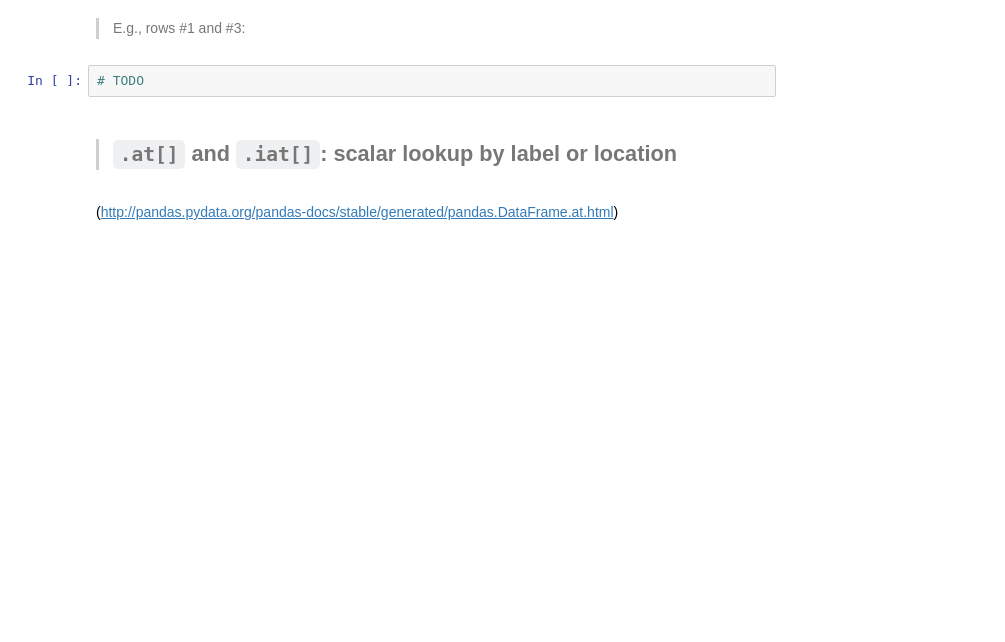
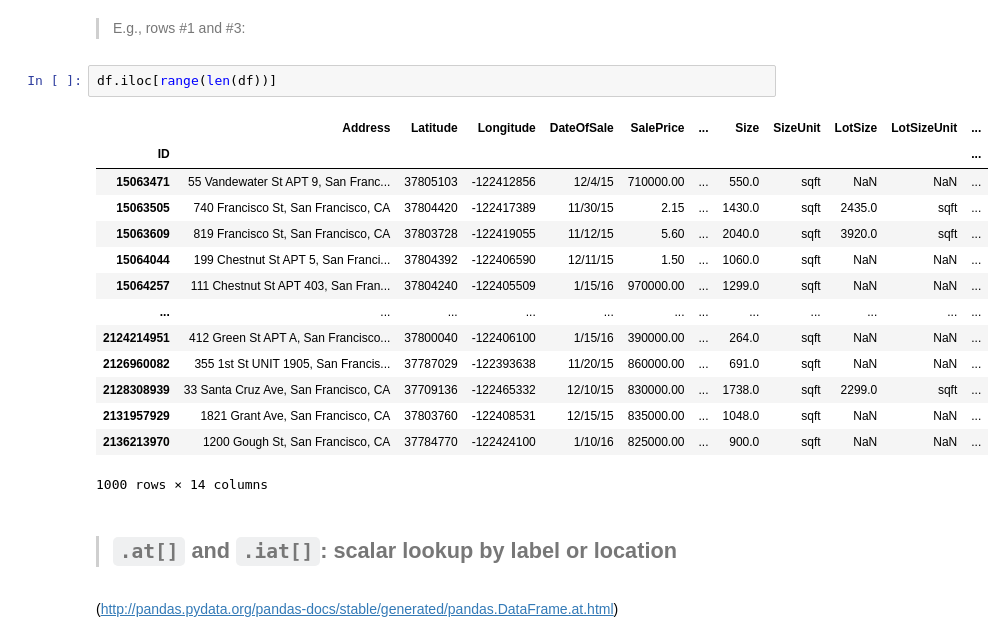
Before and after one commit to andreasbastian/DS-SF-30, a Jupyter notebook: classes/02/notebooks/codealong-02-the-pandas-library-starter-code-andreas.ipynb, the cells around one changed output. Saved outputs shown, nothing was run; the diff lists cells and outputs as text; blank space fills up the shorter version.

```diff
--- a/classes/02/notebooks/codealong-02-the-pandas-library-starter-code-andreas.ipynb
+++ b/classes/02/notebooks/codealong-02-the-pandas-library-starter-code-andreas.ipynb
@@ -426,7 +498,22 @@ Its name is its value in the index.
 # %% [markdown]
 > E.g., rows #1 and #3:
-# %%
-# TODO
+# %%
+df.iloc[range(len(df))]
+# %% [output]
+|  | Address | Latitude | Longitude | DateOfSale | SalePrice | ... | Size | SizeUnit | LotSize | LotSizeUnit | ... |
+| ID |  |  |  |  |  |  |  |  |  |  | ... |
+| 15063471 | 55 Vandewater St APT 9, San Franc... | 37805103 | -122412856 | 12/4/15 | 710000.00 | ... | 550.0 | sqft | NaN | NaN | ... |
+| 15063505 | 740 Francisco St, San Francisco, CA | 37804420 | -122417389 | 11/30/15 | 2.15 | ... | 1430.0 | sqft | 2435.0 | sqft | ... |
+| 15063609 | 819 Francisco St, San Francisco, CA | 37803728 | -122419055 | 11/12/15 | 5.60 | ... | 2040.0 | sqft | 3920.0 | sqft | ... |
+| 15064044 | 199 Chestnut St APT 5, San Franci... | 37804392 | -122406590 | 12/11/15 | 1.50 | ... | 1060.0 | sqft | NaN | NaN | ... |
+| 15064257 | 111 Chestnut St APT 403, San Fran... | 37804240 | -122405509 | 1/15/16 | 970000.00 | ... | 1299.0 | sqft | NaN | NaN | ... |
+| ... | ... | ... | ... | ... | ... | ... | ... | ... | ... | ... | ... |
+| 2124214951 | 412 Green St APT A, San Francisco... | 37800040 | -122406100 | 1/15/16 | 390000.00 | ... | 264.0 | sqft | NaN | NaN | ... |
+| 2126960082 | 355 1st St UNIT 1905, San Francis... | 37787029 | -122393638 | 11/20/15 | 860000.00 | ... | 691.0 | sqft | NaN | NaN | ... |
+| 2128308939 | 33 Santa Cruz Ave, San Francisco, CA | 37709136 | -122465332 | 12/10/15 | 830000.00 | ... | 1738.0 | sqft | 2299.0 | sqft | ... |
+| 2131957929 | 1821 Grant Ave, San Francisco, CA | 37803760 | -122408531 | 12/15/15 | 835000.00 | ... | 1048.0 | sqft | NaN | NaN | ... |
+| 2136213970 | 1200 Gough St, San Francisco, CA | 37784770 | -122424100 | 1/10/16 | 825000.00 | ... | 900.0 | sqft | NaN | NaN | ... |
+1000 rows × 14 columns
 # %% [markdown]
 > ## `.at[]` and `.iat[]`: scalar lookup by label or location
 # %% [markdown]
```
Also changed, not shown: parts of 43 cells of this notebook.
